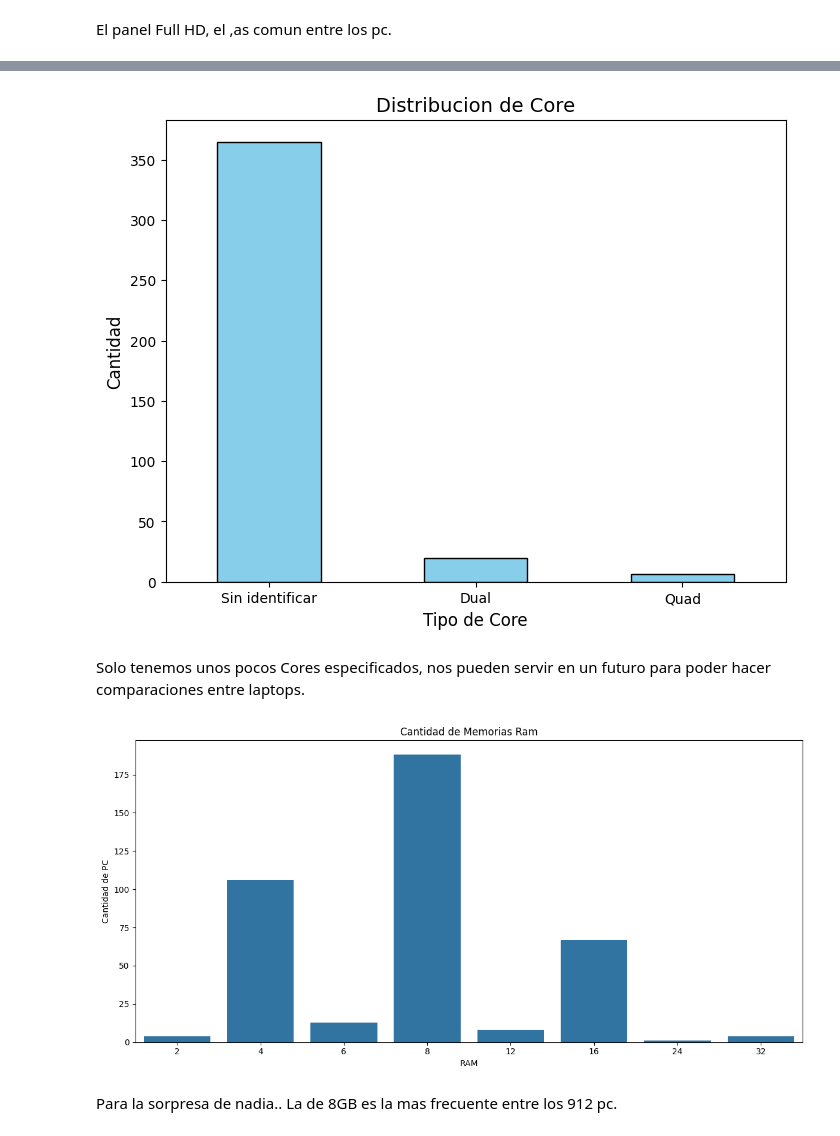
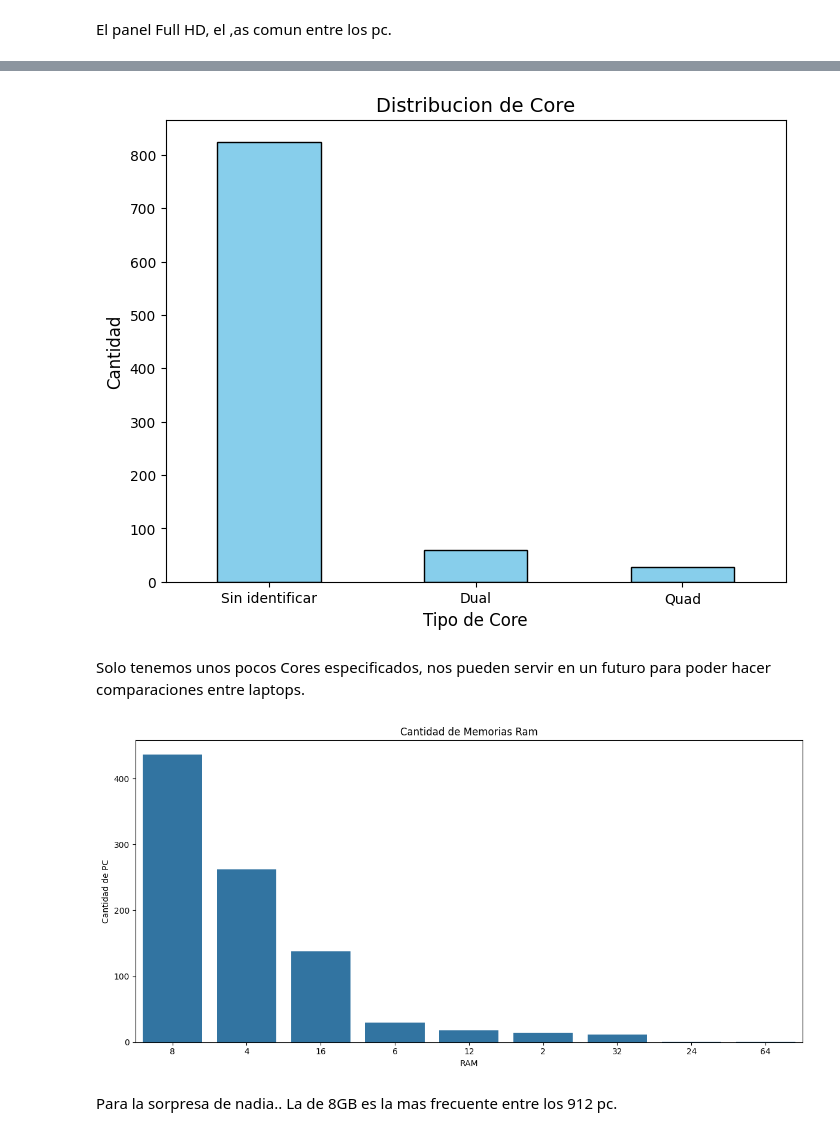
Before and after one commit to abdonrb/ML_LAPTOPS, a Jupyter notebook: Notebooks/data_loading_cleaning_test.ipynb, the cells around one changed output, grey strips where cells are left out. Saved outputs shown, nothing was run; the diff lists cells and outputs as text; code cells hidden in the pictures.

```diff
--- a/Notebooks/data_loading_cleaning_test.ipynb
+++ b/Notebooks/data_loading_cleaning_test.ipynb
@@ -8,3 +10,3 @@ import os
 # %%
-df2 = pd.read_parquet(r'C:\Users\Abdon.RAMIREZ-BRICEN\OneDrive - Akkodis\Desktop\EDA_PC\Data\Processed\PcDataClean.parquet',engine='fastparquet')
+df2 = pd.read_parquet('..\Data\Processed\PcDataClean.parquet',engine='fastparquet')
 # %%
@@ -667,5 +634,5 @@ plt.show()
 # %%
-core = df['Core'].value_counts()
+core = df2['Core'].value_counts()
 core.index = core.index.map({0: 'Sin identificar', 2: 'Dual', 4: 'Quad'})
 
 plt.figure(figsize=(8, 6))
@@ -677,20 +644,20 @@ plt.ylabel('Cantidad', fontsize=12)
 plt.xticks(rotation=0)
 plt.show()
 # %% [output]
-[figure, old version]
+[figure, new version]
 # %% [markdown]
 Solo tenemos unos pocos Cores especificados, nos pueden servir en un futuro para poder hacer comparaciones entre laptops.
 # %%
-ram_counts = df['Ram(GB)'].value_counts()
+ram_counts = df2['Ram(GB)'].value_counts()
 plt.figure(figsize=(12, 6))
 sns.barplot(x=ram_counts.index, y=ram_counts.values)
 plt.title('Cantidad de Memorias Ram')
 plt.xlabel('RAM')
 plt.ylabel('Cantidad de PC')
 plt.tight_layout()
 plt.show()
 # %% [output]
-[figure, old version]
+[figure, new version]
 # %% [markdown]
 Para la sorpresa de nadia.. La de 8GB es la mas frecuente entre los 912 pc.
 # %%
```
Also changed, not shown: parts of 16 cells of this notebook, 8 other files.
